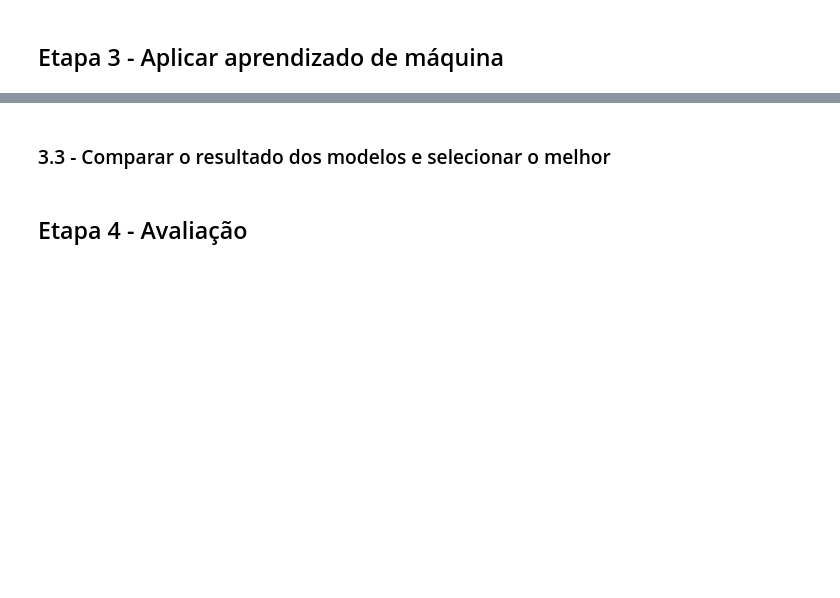
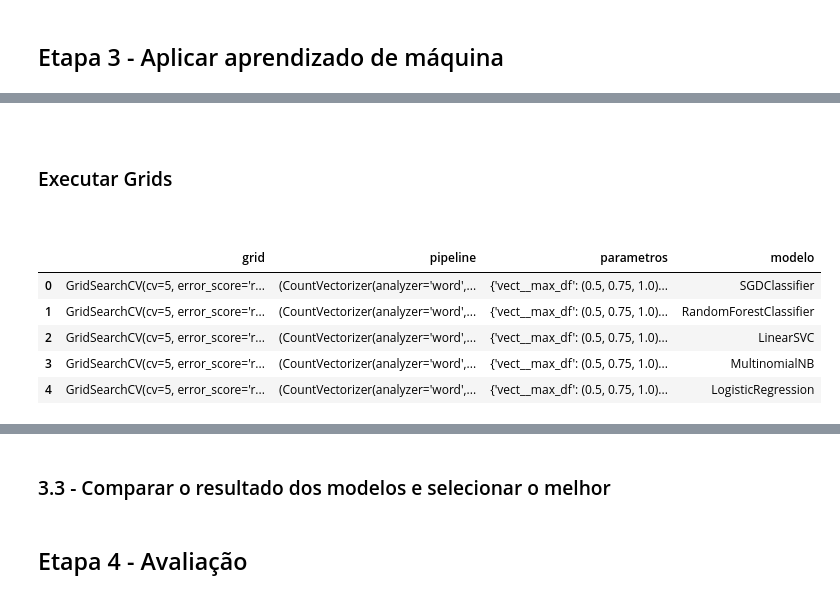
Before and after one commit to mbjesus/desafio_01_nlp_ufg, a Jupyter notebook: NLP_TCE.ipynb, the cells around one changed output, grey strips where cells are left out. Drawn from its saved outputs; the diff is of its cells as text; code cells hidden in the pictures; blank space fills up the shorter version.

Commit message:
Aplicando grid search

```diff
--- a/NLP_TCE.ipynb
+++ b/NLP_TCE.ipynb
@@ -253,0 +475,3 @@ Treinar SVM, Random Forest e Naive Bayes
+# %%
+#Adiciona grid na lista
+lista_grids.append((grid_search_MultinomialNB,pipeline_MultinomialNB,parameters_MultinomialNB,"MultinomialNB"))
@@ -253,0 +484,50 @@ Treinar SVM, Random Forest e Naive Bayes
+# %%
+#Definindo o Pipeline
+pipeline_LogisticRegression = Pipeline([
+    ('vect', CountVectorizer()),
+    ('tfidf', TfidfTransformer()),
+    ('clf', LogisticRegression()),
+])
+
+#Configurando parametros do grid
+parameters_LogisticRegression = {
+    'vect__max_df': (0.5, 0.75, 1.0),
+    'vect__min_df':(1,3,5),
+    'vect__max_features': (None, 5000, 10000, 50000),
+    'vect__ngram_range': ((1, 1), (1, 2)),
+    'tfidf__use_idf': (True, False),
+    'tfidf__norm': ('l1', 'l2'),
+    'clf__solver': ('lbfgs','saga'),
+    'clf__penalty': ('l2',),
+    'clf__max_iter': (10, 50, 80,100),
+}
+# %%
+#Configurando Grid Search
+grid_search_LogisticRegression = GridSearchCV(pipeline_LogisticRegression,
+                                     parameters_LogisticRegression,
+                                     cv=cv_G,
+                                     n_jobs=n_jobs_G,
+                                     verbose=verbose_G)
+# %%
+#Adiciona grid na lista
+lista_grids.append((grid_search_LogisticRegression,pipeline_LogisticRegression,parameters_LogisticRegression,"LogisticRegression"))
+# %% [markdown]
+<br>
+
+### Executar Grids
+
+<br>
+# %%
+#TRANSFORMAR EM UM DATAFRAME
+labels = ["grid","pipeline","parametros","modelo"]
+df_grids = pd.DataFrame.from_records(lista_grids,columns=labels)
+
+#Exibir Grids
+df_grids
+# %% [output]
+|  | grid | pipeline | parametros | modelo |
+| 0 | GridSearchCV(cv=5, error_score='r... | (CountVectorizer(analyzer='word',... | {'vect__max_df': (0.5, 0.75, 1.0)... | SGDClassifier |
+| 1 | GridSearchCV(cv=5, error_score='r... | (CountVectorizer(analyzer='word',... | {'vect__max_df': (0.5, 0.75, 1.0)... | RandomForestClassifier |
+| 2 | GridSearchCV(cv=5, error_score='r... | (CountVectorizer(analyzer='word',... | {'vect__max_df': (0.5, 0.75, 1.0)... | LinearSVC |
+| 3 | GridSearchCV(cv=5, error_score='r... | (CountVectorizer(analyzer='word',... | {'vect__max_df': (0.5, 0.75, 1.0)... | MultinomialNB |
+| 4 | GridSearchCV(cv=5, error_score='r... | (CountVectorizer(analyzer='word',... | {'vect__max_df': (0.5, 0.75, 1.0)... | LogisticRegression |
```
Also changed, not shown: parts of 33 cells of this notebook.
